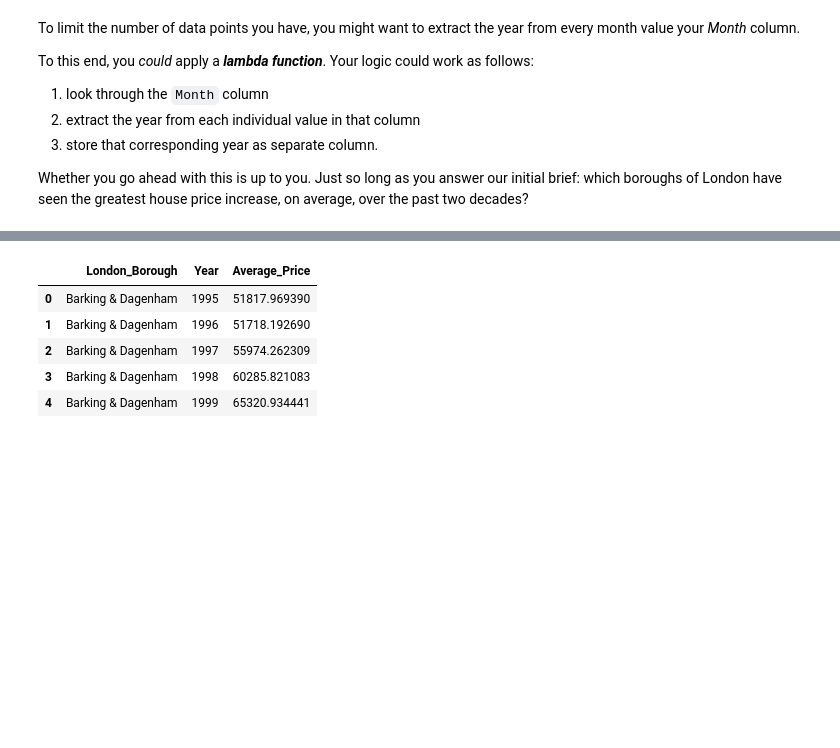
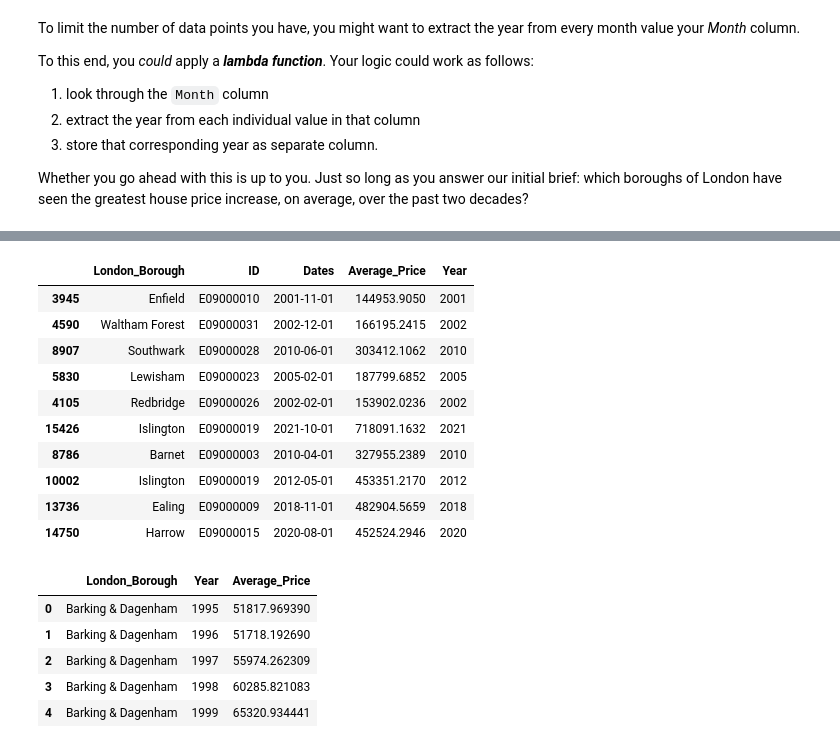
Before and after one commit to AutomationKay/Data-Science-, a Jupyter notebook: LondonBorough1.ipynb, the cells around one changed output, grey strips where cells are left out. Drawn from its saved outputs; the diff is of its cells as text; code cells hidden in the pictures; blank space fills up the shorter version.

```diff
--- a/LondonBorough1.ipynb
+++ b/LondonBorough1.ipynb
@@ -478,5 +478,18 @@ df.tail()
 # %%
 dfg = df.groupby(by=['London_Borough', 'Year']).mean()
+df.sample(10)
+# %% [output]
+|  | London_Borough | ID | Dates | Average_Price | Year |
+| 3945 | Enfield | E09000010 | 2001-11-01 | 144953.9050 | 2001 |
+| 4590 | Waltham Forest | E09000031 | 2002-12-01 | 166195.2415 | 2002 |
+| 8907 | Southwark | E09000028 | 2010-06-01 | 303412.1062 | 2010 |
+| 5830 | Lewisham | E09000023 | 2005-02-01 | 187799.6852 | 2005 |
+| 4105 | Redbridge | E09000026 | 2002-02-01 | 153902.0236 | 2002 |
+| 15426 | Islington | E09000019 | 2021-10-01 | 718091.1632 | 2021 |
+| 8786 | Barnet | E09000003 | 2010-04-01 | 327955.2389 | 2010 |
+| 10002 | Islington | E09000019 | 2012-05-01 | 453351.2170 | 2012 |
+| 13736 | Ealing | E09000009 | 2018-11-01 | 482904.5659 | 2018 |
+| 14750 | Harrow | E09000015 | 2020-08-01 | 452524.2946 | 2020 |
 # %%
 dfg = dfg.reset_index()
 dfg.head()
```
Also changed, not shown: parts of 24 cells of this notebook, 1 other file.
